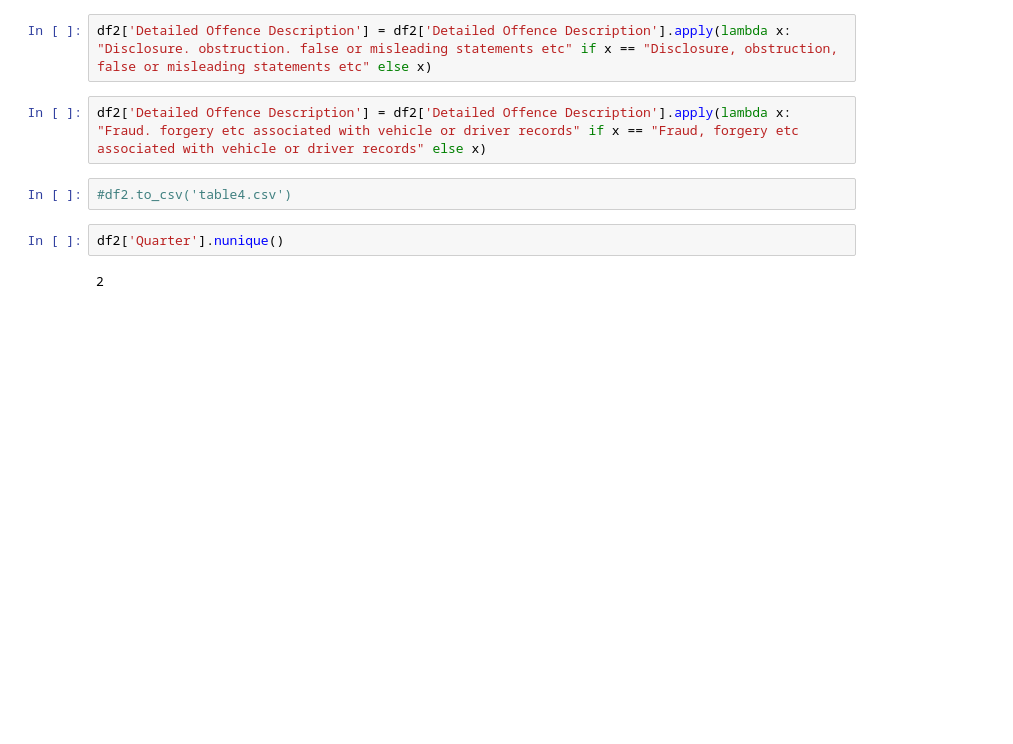
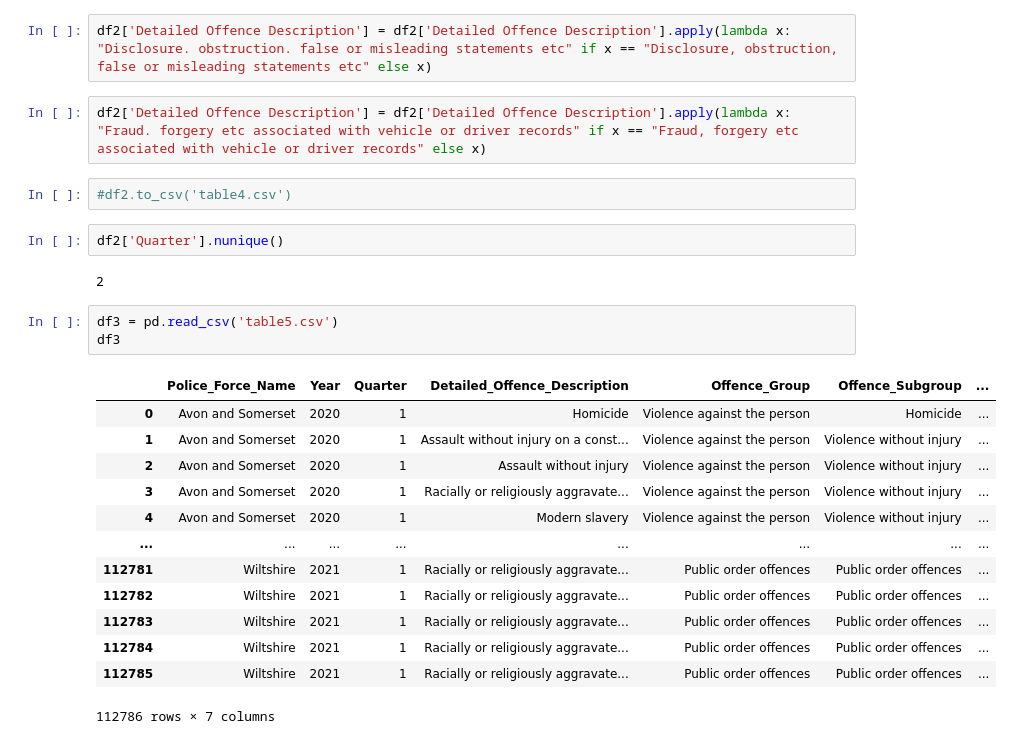
Before and after one commit to elliot-linsey/QMUL, a Jupyter notebook: EOY Project/Untitled.ipynb, the cells around one changed output. Drawn from its saved outputs; the diff is of its cells as text; blank space fills up the shorter version.

```diff
--- a/EOY Project/Untitled.ipynb
+++ b/EOY Project/Untitled.ipynb
@@ -127,3 +128,20 @@ df2['Detailed Offence Description'] = df2['Detailed Offence Description'].apply(
 df2['Quarter'].nunique()
 # %% [output]
 2
+# %%
+df3 = pd.read_csv('table5.csv')
+df3
+# %% [output]
+|  | Police_Force_Name | Year | Quarter | Detailed_Offence_Description | Offence_Group | Offence_Subgroup | ... |
+| 0 | Avon and Somerset | 2020 | 1 | Homicide | Violence against the person | Homicide | ... |
+| 1 | Avon and Somerset | 2020 | 1 | Assault without injury on a const... | Violence against the person | Violence without injury | ... |
+| 2 | Avon and Somerset | 2020 | 1 | Assault without injury | Violence against the person | Violence without injury | ... |
+| 3 | Avon and Somerset | 2020 | 1 | Racially or religiously aggravate... | Violence against the person | Violence without injury | ... |
+| 4 | Avon and Somerset | 2020 | 1 | Modern slavery | Violence against the person | Violence without injury | ... |
+| ... | ... | ... | ... | ... | ... | ... | ... |
+| 112781 | Wiltshire | 2021 | 1 | Racially or religiously aggravate... | Public order offences | Public order offences | ... |
+| 112782 | Wiltshire | 2021 | 1 | Racially or religiously aggravate... | Public order offences | Public order offences | ... |
+| 112783 | Wiltshire | 2021 | 1 | Racially or religiously aggravate... | Public order offences | Public order offences | ... |
+| 112784 | Wiltshire | 2021 | 1 | Racially or religiously aggravate... | Public order offences | Public order offences | ... |
+| 112785 | Wiltshire | 2021 | 1 | Racially or religiously aggravate... | Public order offences | Public order offences | ... |
+112786 rows × 7 columns
```
Also changed, not shown: parts of 18 cells of this notebook, 6 other files.
